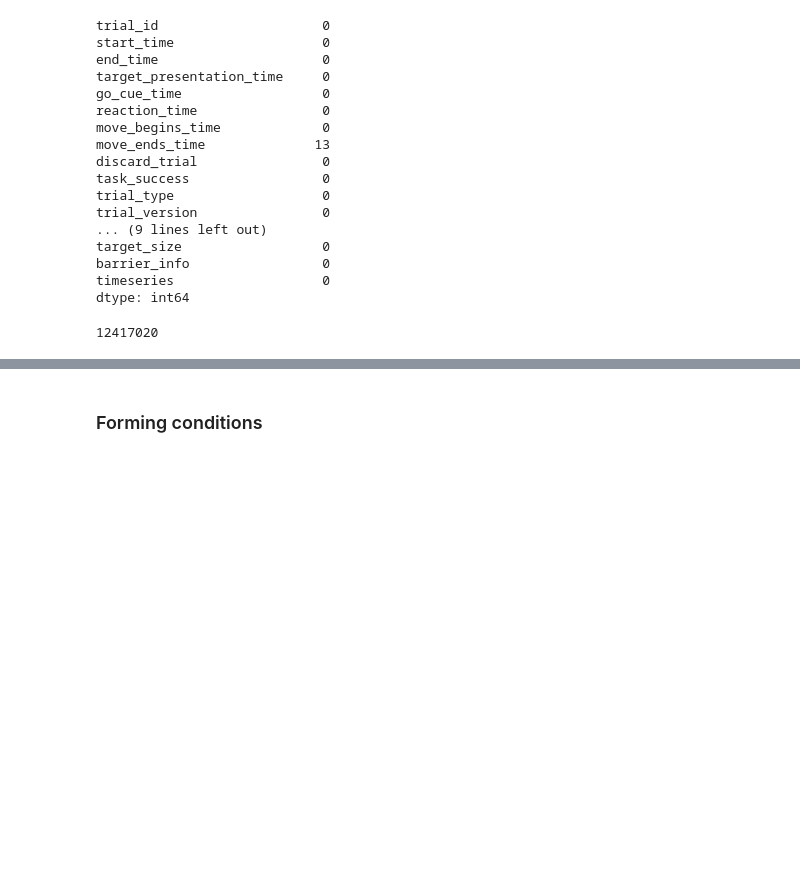
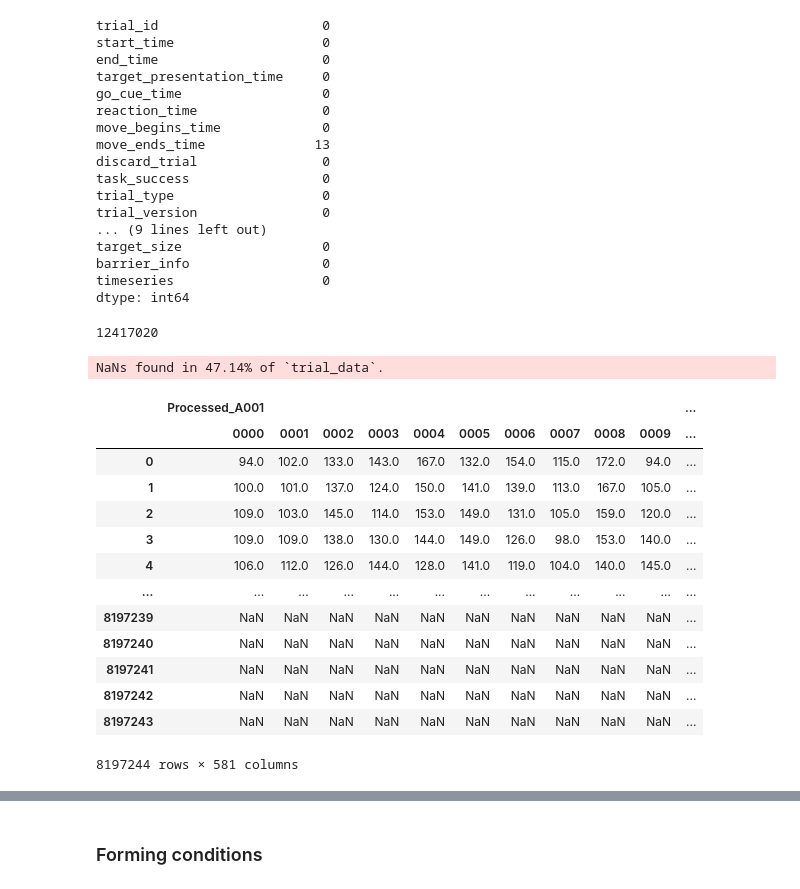
Before and after one commit to mahmoud-elmakki/opium, a Jupyter notebook: process_nwb 2.ipynb, the cells around one changed output, grey strips where cells are left out. Drawn from its saved outputs; the diff is of its cells as text; code cells hidden in the pictures; blank space fills up the shorter version.

```diff
--- a/process_nwb 2.ipynb
+++ b/process_nwb 2.ipynb
@@ -99,7 +98,23 @@ len(ds.data)
 # %%
 # The make_trial_data() returns a DataFrame containing trialized data. It has the same fields as the continuous `dataset.data` DataFrame,
 # But adds `trial_id`, `trial_time`, and `align_time`. Till here, each row is still a time bin.
 # Note: Later we do the cropping and alignment arount move_onset by ourselves.
 
-trial_data = ds.make_trial_data()
-len(trial_data)
+trial_data = ds.make_trial_data(allow_nans=True)
+trial_data
+# %% [output]
+NaNs found in 47.14% of `trial_data`.
+|  | Processed_A001 |  |  |  |  |  |  |  |  |  | ... |
+|  | 0000 | 0001 | 0002 | 0003 | 0004 | 0005 | 0006 | 0007 | 0008 | 0009 | ... |
+| 0 | 94.0 | 102.0 | 133.0 | 143.0 | 167.0 | 132.0 | 154.0 | 115.0 | 172.0 | 94.0 | ... |
+| 1 | 100.0 | 101.0 | 137.0 | 124.0 | 150.0 | 141.0 | 139.0 | 113.0 | 167.0 | 105.0 | ... |
+| 2 | 109.0 | 103.0 | 145.0 | 114.0 | 153.0 | 149.0 | 131.0 | 105.0 | 159.0 | 120.0 | ... |
+| 3 | 109.0 | 109.0 | 138.0 | 130.0 | 144.0 | 149.0 | 126.0 | 98.0 | 153.0 | 140.0 | ... |
+| 4 | 106.0 | 112.0 | 126.0 | 144.0 | 128.0 | 141.0 | 119.0 | 104.0 | 140.0 | 145.0 | ... |
+| ... | ... | ... | ... | ... | ... | ... | ... | ... | ... | ... | ... |
+| 8197239 | NaN | NaN | NaN | NaN | NaN | NaN | NaN | NaN | NaN | NaN | ... |
+| 8197240 | NaN | NaN | NaN | NaN | NaN | NaN | NaN | NaN | NaN | NaN | ... |
+| 8197241 | NaN | NaN | NaN | NaN | NaN | NaN | NaN | NaN | NaN | NaN | ... |
+| 8197242 | NaN | NaN | NaN | NaN | NaN | NaN | NaN | NaN | NaN | NaN | ... |
+| 8197243 | NaN | NaN | NaN | NaN | NaN | NaN | NaN | NaN | NaN | NaN | ... |
+8197244 rows × 581 columns
```
Also changed, not shown: parts of 20 cells of this notebook, 2 other files.
